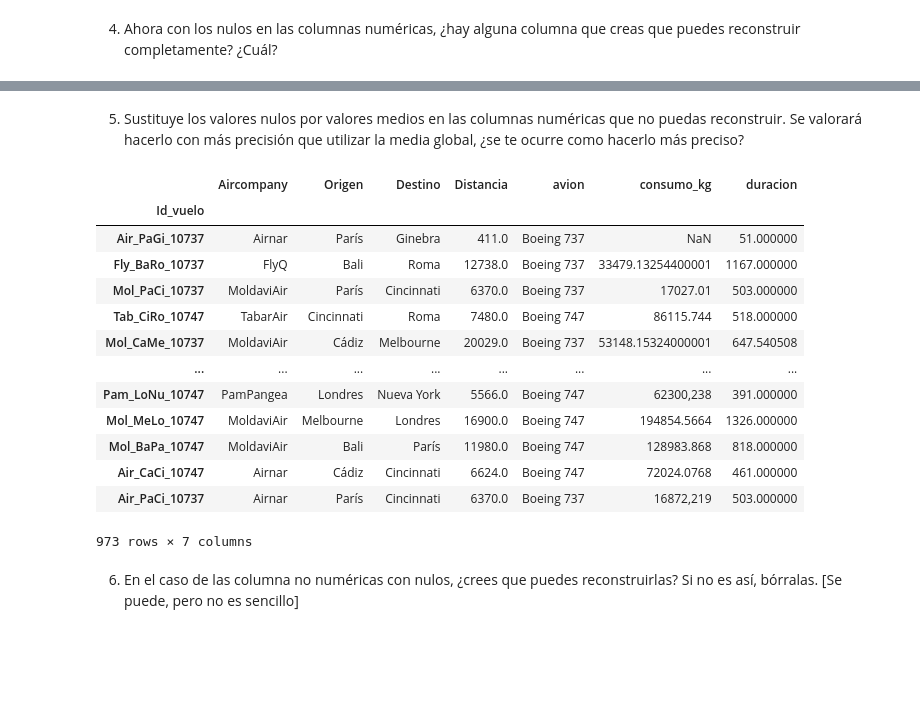
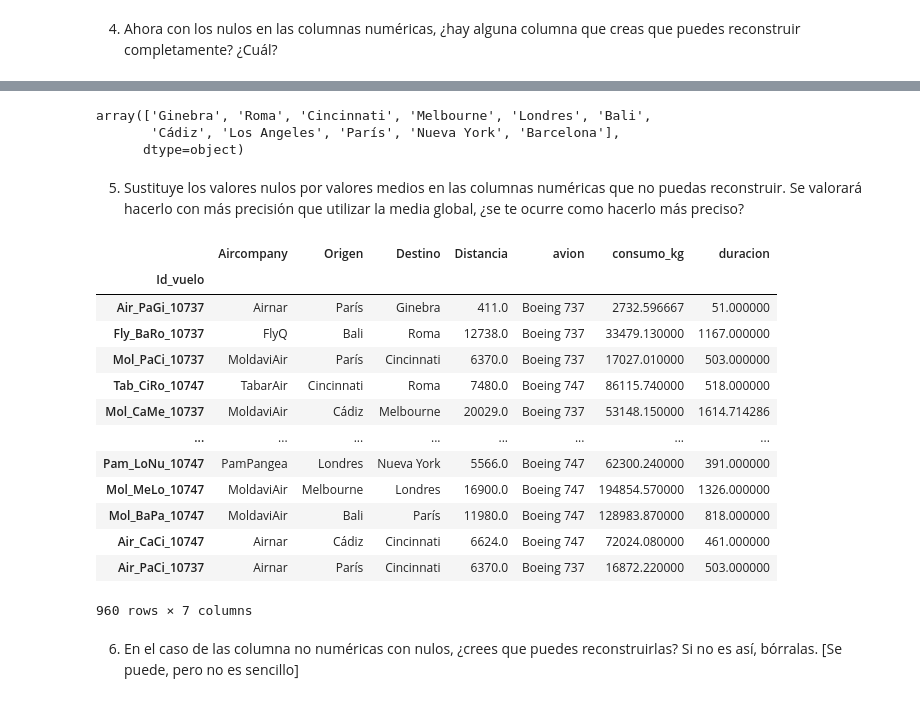
Before and after one commit to CanaryBrianArmas/ONLINE_DS_THEBRIDGE_-Ejercicios-a-corregir, a Jupyter notebook: Sprint_4/Unidad_2/18_Practica_Obligatoria_Pandas_II.ipynb, the cells around one changed output, grey strips where cells are left out. Cells and saved outputs as stored; diff of their text form; code cells hidden in the pictures; blank space fills up the shorter version.

```diff
--- a/Sprint_4/Unidad_2/18_Practica_Obligatoria_Pandas_II.ipynb
+++ b/Sprint_4/Unidad_2/18_Practica_Obligatoria_Pandas_II.ipynb
@@ -229,2 +304,29 @@ df_clean
+# %%
+df_clean["Destino"] = df_clean["Destino"].str.title()
+# %%
+df_clean["Destino"].unique()
+# %% [output]
+array(['Ginebra', 'Roma', 'Cincinnati', 'Melbourne', 'Londres', 'Bali',
+       'Cádiz', 'Los Angeles', 'París', 'Nueva York', 'Barcelona'],
+      dtype=object)
 # %% [markdown]
 5. Sustituye los valores nulos por valores medios en las columnas numéricas que no puedas reconstruir. Se valorará hacerlo con más precisión que utilizar la media global, ¿se te ocurre como hacerlo más preciso?
+# %%
+mean_distance = df_clean.groupby(["Origen", "Destino"])["Distancia"].transform("mean")
+mean_duration = df_clean.groupby(["Origen", "Destino"])["duracion"].transform("mean")
+mean_consumo = df_clean.groupby(["Origen", "Destino"])["consumo_kg"].transform("mean")
+# %% [output]
+|  | Aircompany | Origen | Destino | Distancia | avion | consumo_kg | duracion |
+| Id_vuelo |  |  |  |  |  |  |  |
+| Air_PaGi_10737 | Airnar | París | Ginebra | 411.0 | Boeing 737 | 2732.596667 | 51.000000 |
+| Fly_BaRo_10737 | FlyQ | Bali | Roma | 12738.0 | Boeing 737 | 33479.130000 | 1167.000000 |
+| Mol_PaCi_10737 | MoldaviAir | París | Cincinnati | 6370.0 | Boeing 737 | 17027.010000 | 503.000000 |
+| Tab_CiRo_10747 | TabarAir | Cincinnati | Roma | 7480.0 | Boeing 747 | 86115.740000 | 518.000000 |
+| Mol_CaMe_10737 | MoldaviAir | Cádiz | Melbourne | 20029.0 | Boeing 737 | 53148.150000 | 1614.714286 |
+| ... | ... | ... | ... | ... | ... | ... | ... |
+| Pam_LoNu_10747 | PamPangea | Londres | Nueva York | 5566.0 | Boeing 747 | 62300.240000 | 391.000000 |
+| Mol_MeLo_10747 | MoldaviAir | Melbourne | Londres | 16900.0 | Boeing 747 | 194854.570000 | 1326.000000 |
+| Mol_BaPa_10747 | MoldaviAir | Bali | París | 11980.0 | Boeing 747 | 128983.870000 | 818.000000 |
+| Air_CaCi_10747 | Airnar | Cádiz | Cincinnati | 6624.0 | Boeing 747 | 72024.080000 | 461.000000 |
+| Air_PaCi_10737 | Airnar | París | Cincinnati | 6370.0 | Boeing 737 | 16872.220000 | 503.000000 |
+960 rows × 7 columns
@@ -231,27 +336,10 @@ df_clean
 # %%
-mean_distance = df_clean["Distancia"].agg("mean")
-mean_duration = df_clean["duracion"].agg("mean")
-
 df_clean.fillna({"Distancia" : mean_distance,
-                 "duracion" : mean_duration},
+                 "duracion" : mean_duration,
+                 "consumo_kg" : mean_consumo},
                  inplace = True)
 
 df_clean
-# %% [output]
-|  | Aircompany | Origen | Destino | Distancia | avion | consumo_kg | duracion |
-| Id_vuelo |  |  |  |  |  |  |  |
-| Air_PaGi_10737 | Airnar | París | Ginebra | 411.0 | Boeing 737 | NaN | 51.000000 |
-| Fly_BaRo_10737 | FlyQ | Bali | Roma | 12738.0 | Boeing 737 | 33479.13254400001 | 1167.000000 |
-| Mol_PaCi_10737 | MoldaviAir | París | Cincinnati | 6370.0 | Boeing 737 | 17027.01 | 503.000000 |
-| Tab_CiRo_10747 | TabarAir | Cincinnati | Roma | 7480.0 | Boeing 747 | 86115.744 | 518.000000 |
-| Mol_CaMe_10737 | MoldaviAir | Cádiz | Melbourne | 20029.0 | Boeing 737 | 53148.15324000001 | 647.540508 |
-| ... | ... | ... | ... | ... | ... | ... | ... |
-| Pam_LoNu_10747 | PamPangea | Londres | Nueva York | 5566.0 | Boeing 747 | 62300,238 | 391.000000 |
-| Mol_MeLo_10747 | MoldaviAir | Melbourne | Londres | 16900.0 | Boeing 747 | 194854.5664 | 1326.000000 |
-| Mol_BaPa_10747 | MoldaviAir | Bali | París | 11980.0 | Boeing 747 | 128983.868 | 818.000000 |
-| Air_CaCi_10747 | Airnar | Cádiz | Cincinnati | 6624.0 | Boeing 747 | 72024.0768 | 461.000000 |
-| Air_PaCi_10737 | Airnar | París | Cincinnati | 6370.0 | Boeing 737 | 16872,219 | 503.000000 |
-973 rows × 7 columns
 # %% [markdown]
 6. En el caso de las columna no numéricas con nulos, ¿crees que puedes reconstruirlas? Si no es así, bórralas. [Se puede, pero no es sencillo]
 # %%
```
Also changed, not shown: parts of 16 cells of this notebook, 4 other files.
